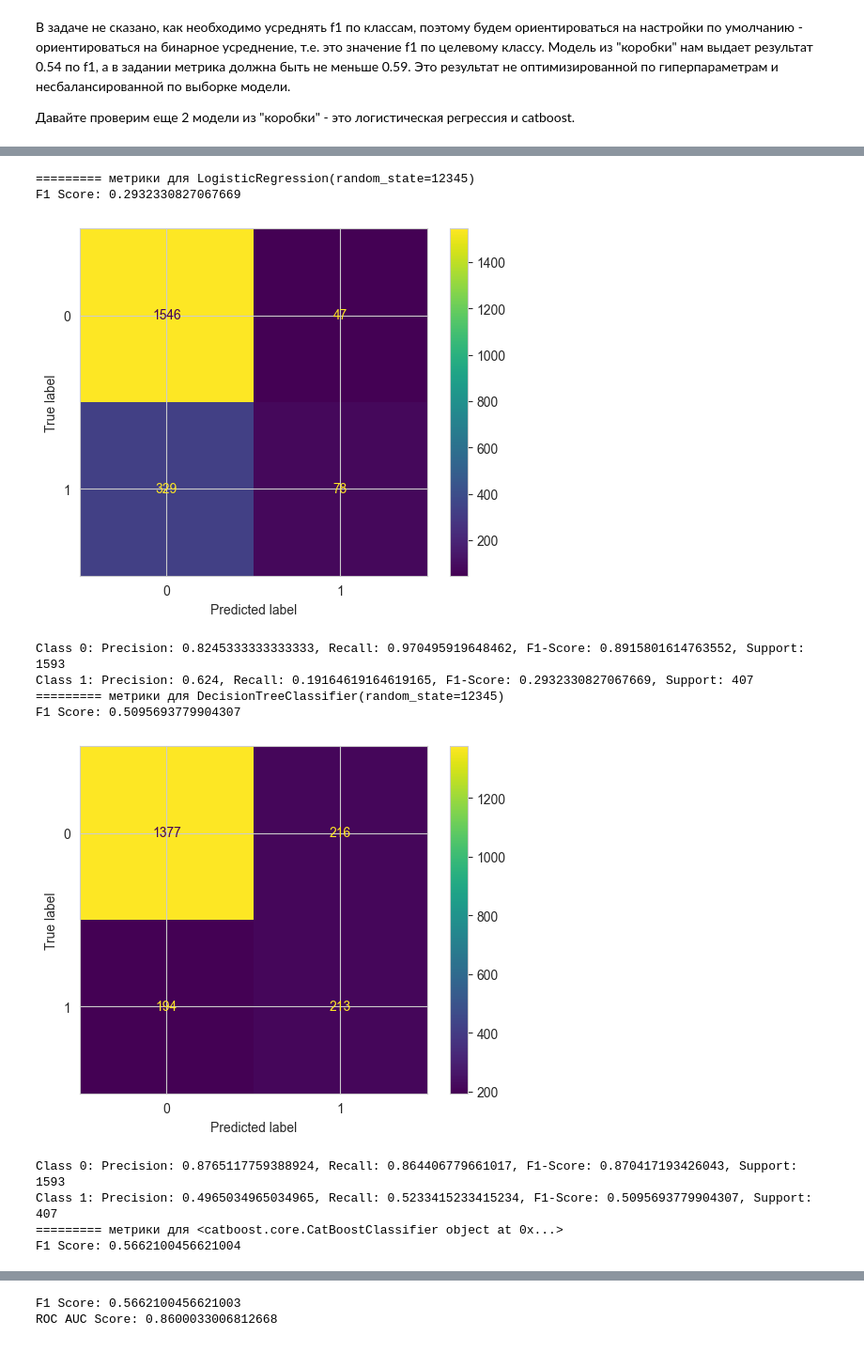
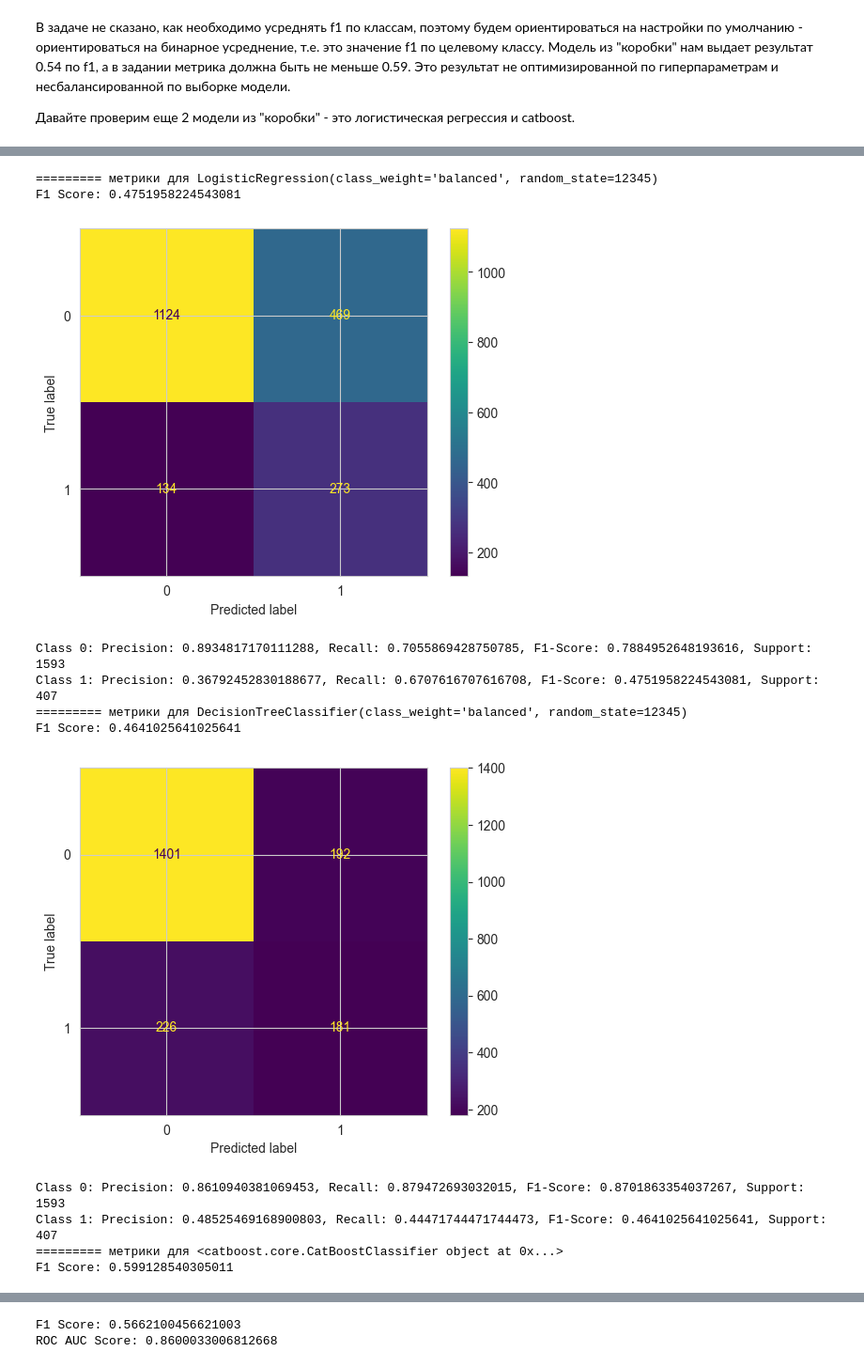
Before and after one commit to droogg/jandex_supervised_learning, a Jupyter notebook: supervised_lerning_project.ipynb, the cells around one changed output, grey strips where cells are left out. Shown at 94% size. Saved outputs shown, nothing was run; the diff lists cells and outputs as text; code cells hidden in the pictures.

Commit message:
add gp balanced 4 model

```diff
--- a/supervised_lerning_project.ipynb
+++ b/supervised_lerning_project.ipynb
@@ -404,27 +384,27 @@ Class 1: Precision: 0.7171314741035857, Recall: 0.44226044226044225, F1-Score: 0
 # %%
-clfs = [LogisticRegression(random_state=12345),
-        DecisionTreeClassifier(random_state=12345),
-        CatBoostClassifier(verbose=False, task_type='CPU', random_state=12345)]
+clfs = [LogisticRegression(random_state=12345, class_weight='balanced'),
+        DecisionTreeClassifier(random_state=12345, class_weight='balanced'),
+        CatBoostClassifier(verbose=False, task_type='CPU', random_state=12345, auto_class_weights='Balanced')]
 for clf_tmp in clfs:
 
     pipeline_tmp = Pipeline(steps=[
         ('preprocess', preprocessor),
         ('classofier', clf_tmp)
     ])
     print(f'========= метрики для {clf_tmp}')
     pipeline_tmp.fit(X_train, y_train)
     predictions_tmp = pipeline_tmp.predict(X_val)
     model_eval(y_val, predictions_tmp)
 # %% [output]
-========= метрики для LogisticRegression(random_state=12345)
-F1 Score: 0.2932330827067669
+========= метрики для LogisticRegression(class_weight='balanced', random_state=12345)
+F1 Score: 0.4751958224543081
-[figure, old version]
+[figure, new version]
-Class 0: Precision: 0.8245333333333333, Recall: 0.970495919648462, F1-Score: 0.8915801614763552, Support: 1593
-Class 1: Precision: 0.624, Recall: 0.19164619164619165, F1-Score: 0.2932330827067669, Support: 407
-========= метрики для DecisionTreeClassifier(random_state=12345)
-F1 Score: 0.5095693779904307
+Class 0: Precision: 0.8934817170111288, Recall: 0.7055869428750785, F1-Score: 0.7884952648193616, Support: 1593
+Class 1: Precision: 0.36792452830188677, Recall: 0.6707616707616708, F1-Score: 0.4751958224543081, Support: 407
+========= метрики для DecisionTreeClassifier(class_weight='balanced', random_state=12345)
+F1 Score: 0.4641025641025641
-[figure, old version]
+[figure, new version]
-Class 0: Precision: 0.8765117759388924, Recall: 0.864406779661017, F1-Score: 0.870417193426043, Support: 1593
-Class 1: Precision: 0.4965034965034965, Recall: 0.5233415233415234, F1-Score: 0.5095693779904307, Support: 407
+Class 0: Precision: 0.8610940381069453, Recall: 0.879472693032015, F1-Score: 0.8701863354037267, Support: 1593
+Class 1: Precision: 0.48525469168900803, Recall: 0.44471744471744473, F1-Score: 0.4641025641025641, Support: 407
 ========= метрики для <catboost.core.CatBoostClassifier object at 0x...>
-F1 Score: 0.5662100456621004
+F1 Score: 0.599128540305011
```
Also changed, not shown: parts of 5 cells of this notebook, 1 other file.
